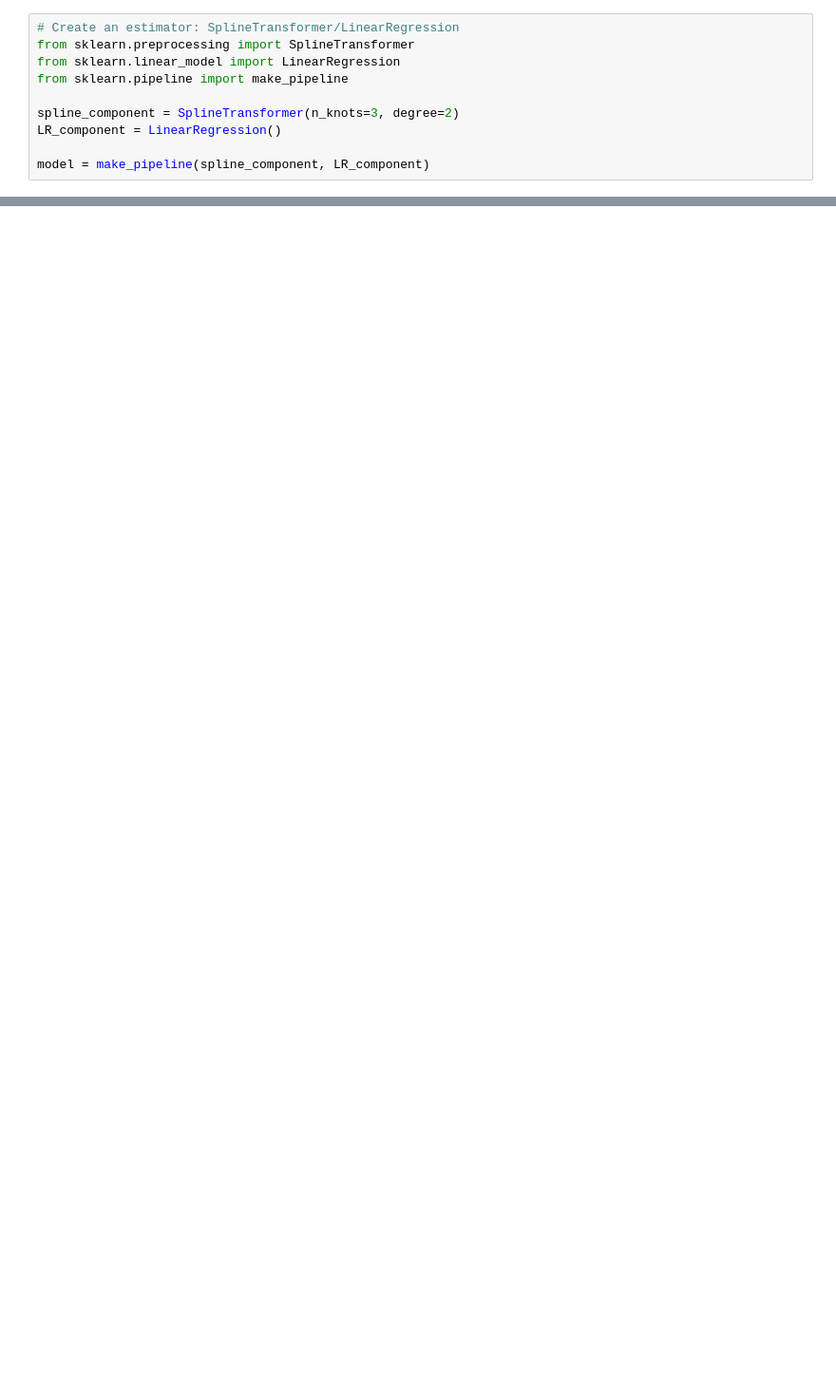
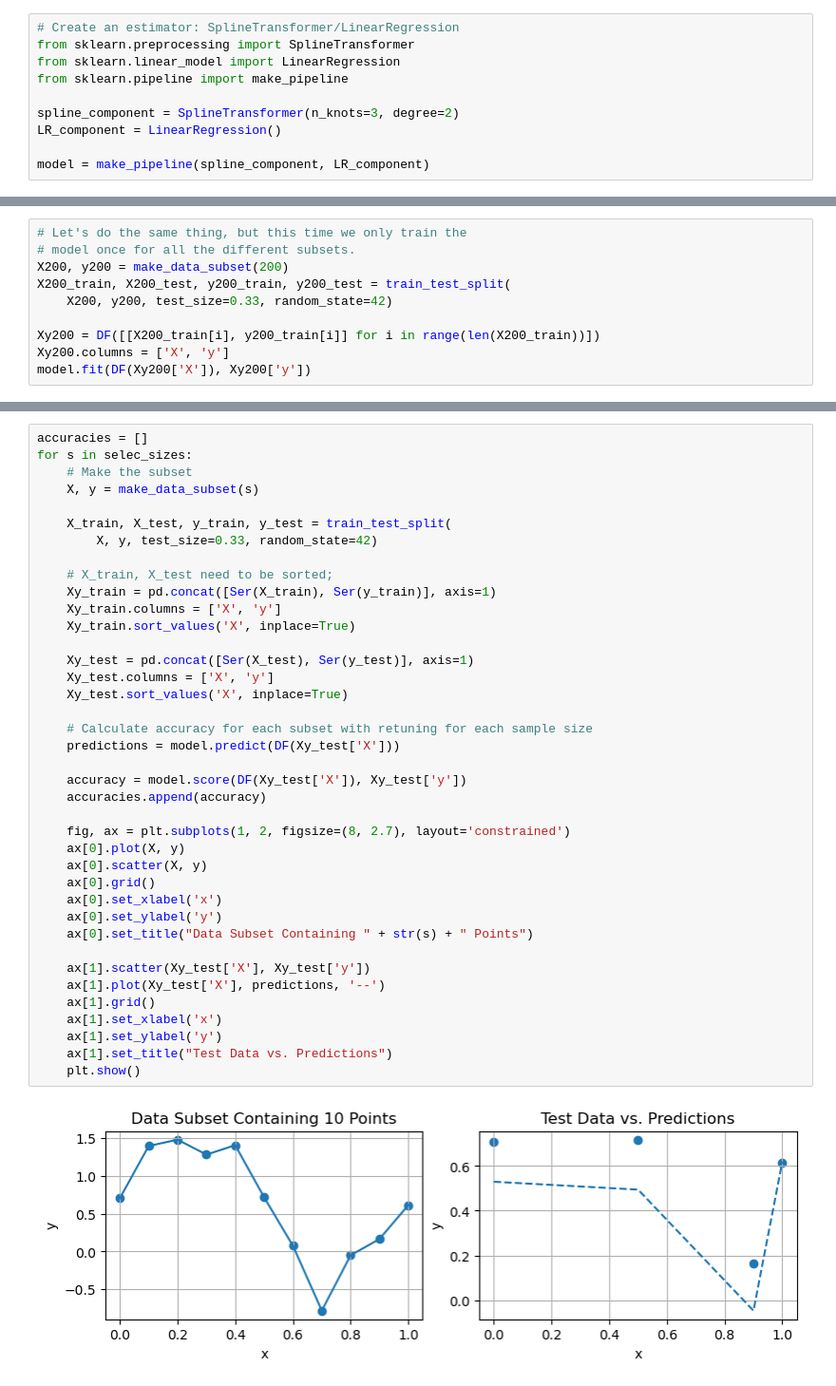
Before and after one commit to drjlevi6/Data-Scientist, a Jupyter notebook: Predictive-Accuracy-And-Dataset-Size/predictive_accuracy_and_dataset_size.ipynb, the cells around one changed output, grey strips where cells are left out. Shown at 95% size. Drawn from its saved outputs; the diff is of its cells as text; blank space fills up the shorter version.

```diff
--- a/Predictive-Accuracy-And-Dataset-Size/predictive_accuracy_and_dataset_size.ipynb
+++ b/Predictive-Accuracy-And-Dataset-Size/predictive_accuracy_and_dataset_size.ipynb
@@ -120,0 +102,10 @@ plt.show()
+# %%
+# Let's do the same thing, but this time we only train the
+# model once for all the different subsets.
+X200, y200 = make_data_subset(200)
+X200_train, X200_test, y200_train, y200_test = train_test_split(
+    X200, y200, test_size=0.33, random_state=42)
+
+Xy200 = DF([[X200_train[i], y200_train[i]] for i in range(len(X200_train))])
+Xy200.columns = ['X', 'y']
+model.fit(DF(Xy200['X']), Xy200['y'])
@@ -120,0 +115,41 @@ plt.show()
+# %%
+accuracies = []
+for s in selec_sizes:
+    # Make the subset
+    X, y = make_data_subset(s)
+
+    X_train, X_test, y_train, y_test = train_test_split(
+        X, y, test_size=0.33, random_state=42)
+
+    # X_train, X_test need to be sorted;
+    Xy_train = pd.concat([Ser(X_train), Ser(y_train)], axis=1)
+    Xy_train.columns = ['X', 'y']
+    Xy_train.sort_values('X', inplace=True)
+
+    Xy_test = pd.concat([Ser(X_test), Ser(y_test)], axis=1)
+    Xy_test.columns = ['X', 'y']
+    Xy_test.sort_values('X', inplace=True)
+
+    # Calculate accuracy for each subset with retuning for each sample size
+    predictions = model.predict(DF(Xy_test['X']))
+
+    accuracy = model.score(DF(Xy_test['X']), Xy_test['y'])
+    accuracies.append(accuracy)
+
+    fig, ax = plt.subplots(1, 2, figsize=(8, 2.7), layout='constrained')
+    ax[0].plot(X, y)
+    ax[0].scatter(X, y)
+    ax[0].grid()
+    ax[0].set_xlabel('x')
+    ax[0].set_ylabel('y')
+    ax[0].set_title("Data Subset Containing " + str(s) + " Points")
+
+    ax[1].scatter(Xy_test['X'], Xy_test['y'])
+    ax[1].plot(Xy_test['X'], predictions, '--')
+    ax[1].grid()
+    ax[1].set_xlabel('x')
+    ax[1].set_ylabel('y')
+    ax[1].set_title("Test Data vs. Predictions")
+    plt.show()
+# %% [output]
+[figure, added]
```
Also changed, not shown: parts of 6 cells of this notebook.
